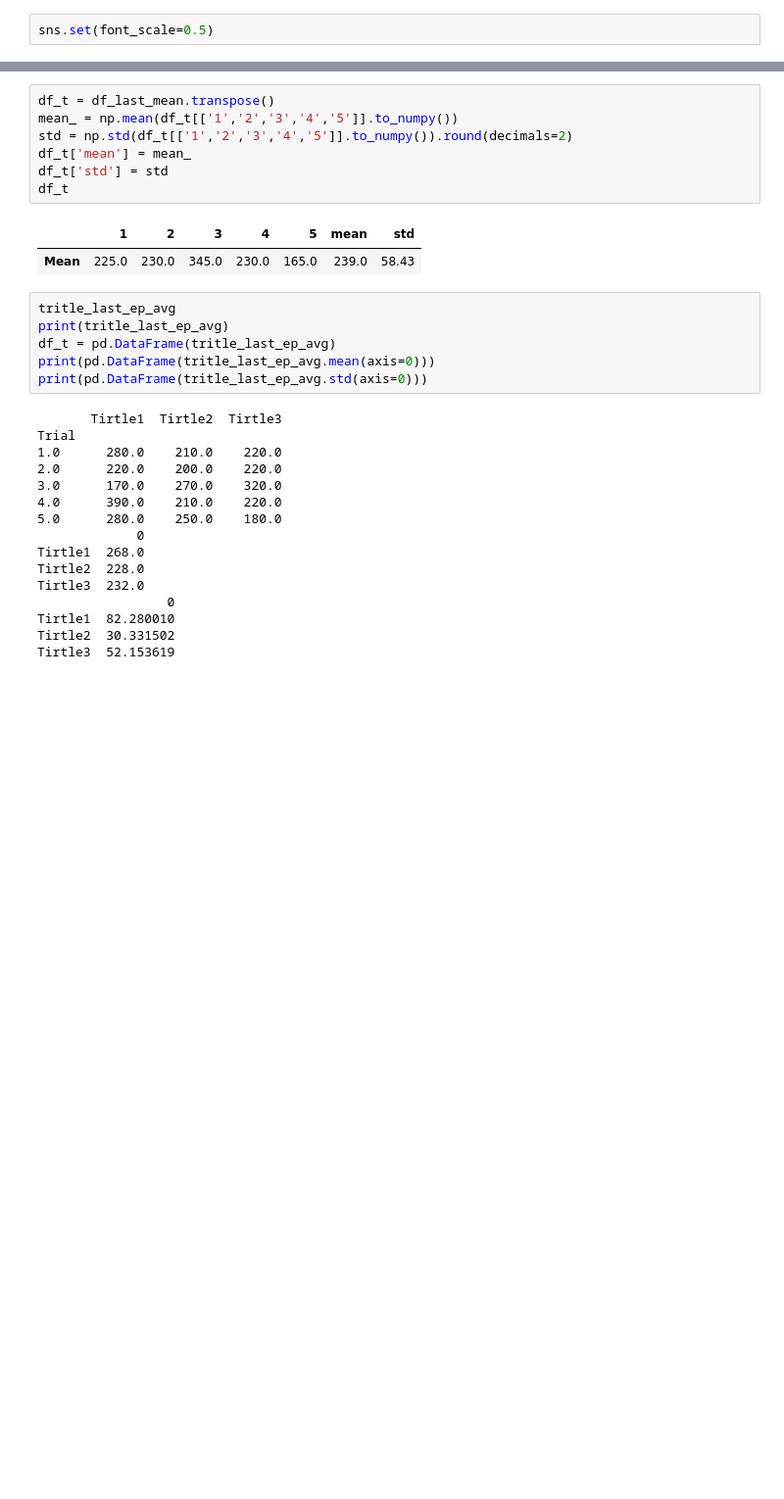
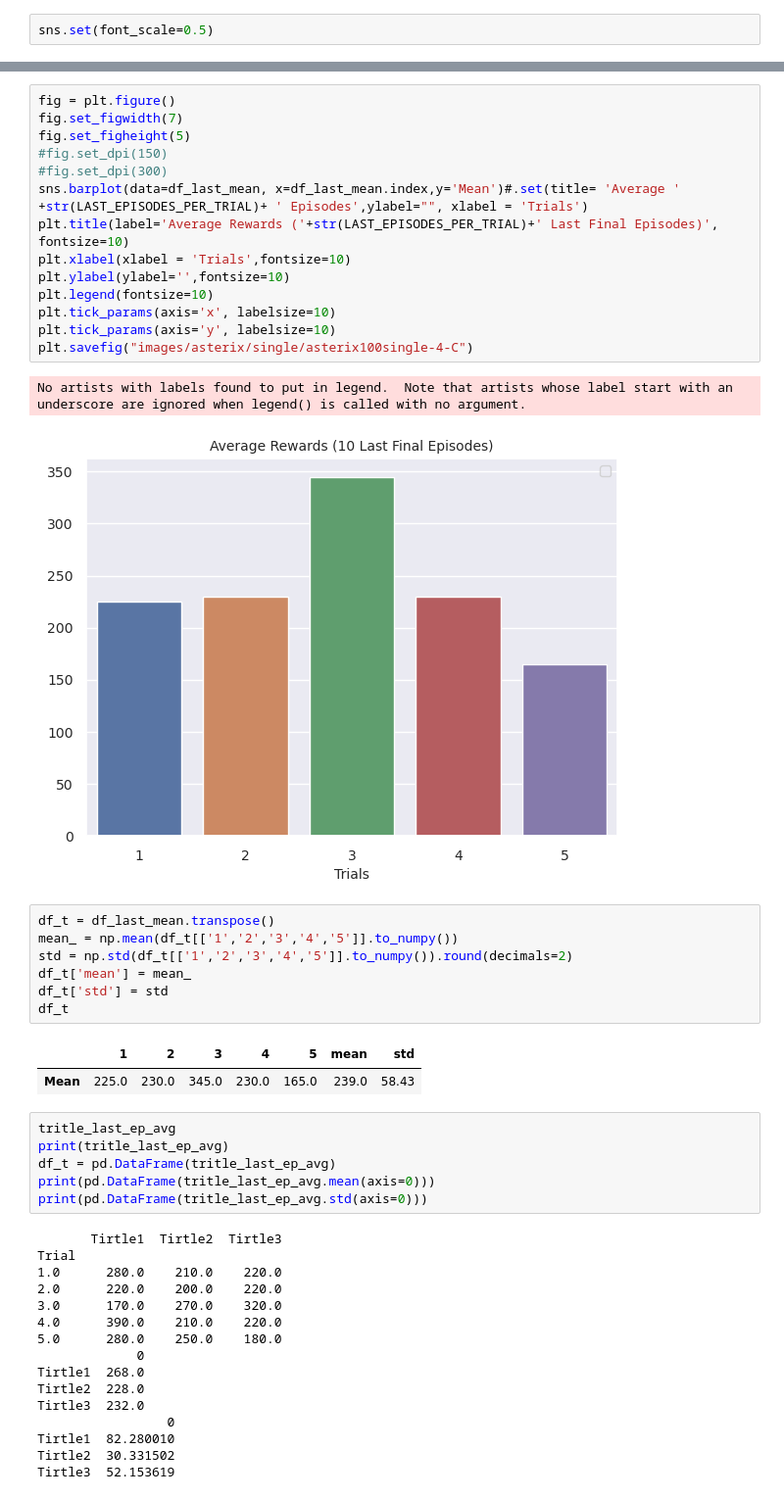
Before and after one commit to DanielEugenioNeves/COMPER-RELEASE-RESULTS, a Jupyter notebook: COMPER-LSTM/comper_v5_asterix_single_100k.ipynb, the cells around one changed output, grey strips where cells are left out. Shown: that part at 98% size. Saved outputs shown, nothing was run; the diff lists cells and outputs as text; blank space fills up the shorter version.

```diff
--- a/COMPER-LSTM/comper_v5_asterix_single_100k.ipynb
+++ b/COMPER-LSTM/comper_v5_asterix_single_100k.ipynb
@@ -170,3 +203,20 @@ sns.barplot(data=df_last_mean, x=df_last_mean.index,y='Mean',ax=axs[2]).set(titl
+# %%
+fig = plt.figure()
+fig.set_figwidth(7)
+fig.set_figheight(5)
+#fig.set_dpi(150)
+#fig.set_dpi(300)
+sns.barplot(data=df_last_mean, x=df_last_mean.index,y='Mean')#.set(title= 'Average ' +str(LAST_EPISODES_PER_TRIAL)+ ' Episodes',ylabel="", xlabel = 'Trials')
+plt.title(label='Average Rewards ('+str(LAST_EPISODES_PER_TRIAL)+' Last Final Episodes)', fontsize=10)
+plt.xlabel(xlabel = 'Trials',fontsize=10)
+plt.ylabel(ylabel='',fontsize=10)
+plt.legend(fontsize=10)
+plt.tick_params(axis='x', labelsize=10)
+plt.tick_params(axis='y', labelsize=10)
+plt.savefig("images/asterix/single/asterix100single-4-C")
+# %% [output]
+No artists with labels found to put in legend.  Note that artists whose label start with an underscore are ignored when legend() is called with no argument.
+[figure, added]
 # %%
 df_t = df_last_mean.transpose()
 mean_ = np.mean(df_t[['1','2','3','4','5']].to_numpy())
```
Also changed, not shown: parts of 4 cells of this notebook, 20 other files.
